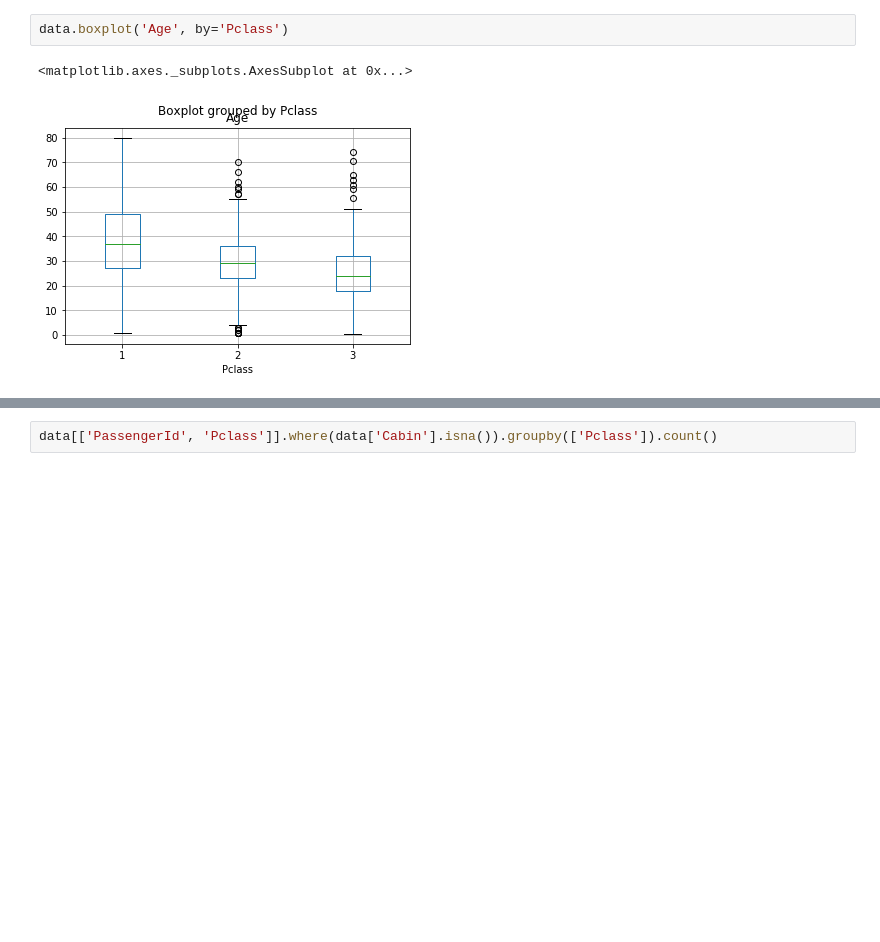
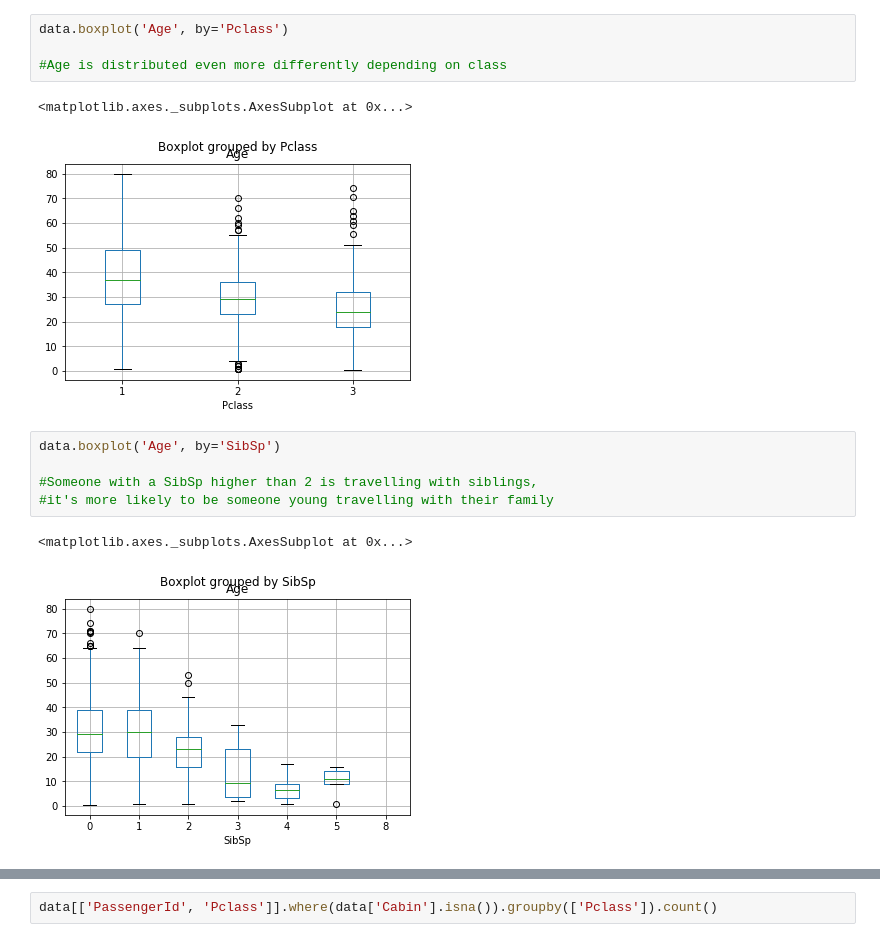
Before and after one commit to rymlaabiyad/ML_titanic, a Jupyter notebook: ML_Titanic.ipynb, the cells around one changed output, grey strips where cells are left out. Saved outputs shown, nothing was run; the diff lists cells and outputs as text; blank space fills up the shorter version.

```diff
--- a/ML_Titanic.ipynb
+++ b/ML_Titanic.ipynb
@@ -87,5 +90,15 @@ data.boxplot('Age', by='Sex')
 # %%
 data.boxplot('Age', by='Pclass')
+
+#Age is distributed even more differently depending on class
 # %% [output]
 <matplotlib.axes._subplots.AxesSubplot at 0x...>
 [figure]
+# %%
+data.boxplot('Age', by='SibSp')
+
+#Someone with a SibSp higher than 2 is travelling with siblings,
+#it's more likely to be someone young travelling with their family
+# %% [output]
+<matplotlib.axes._subplots.AxesSubplot at 0x...>
+[figure, added]
```
Also changed, not shown: parts of 15 cells of this notebook.
